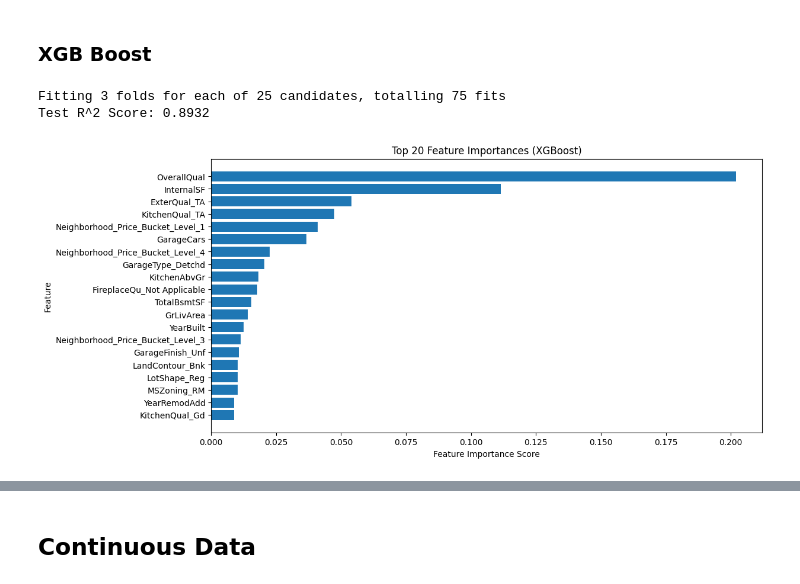
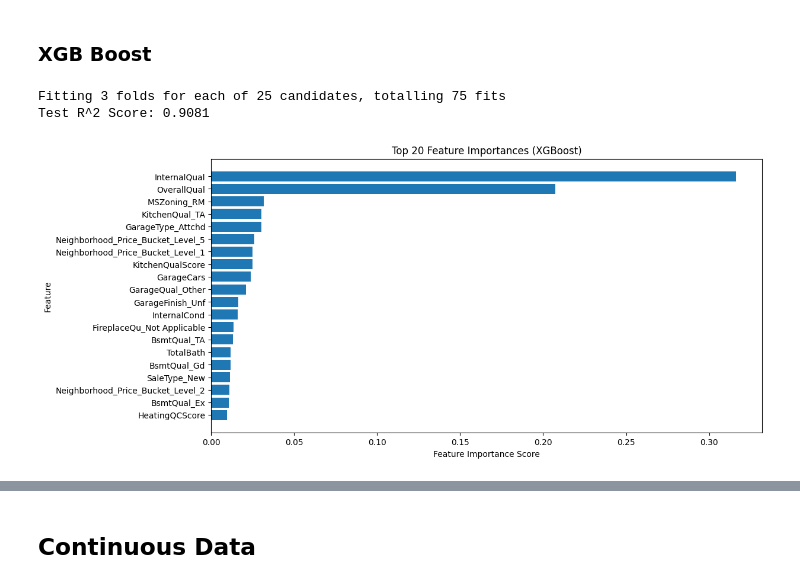
Before and after one commit to PandaMan79/Kaggle-House-Price-Predictor, a Jupyter notebook: Housing Price Kaggle Competition/Feature Engineering.ipynb, the cells around one changed output, grey strips where cells are left out. Saved outputs shown, nothing was run; the diff lists cells and outputs as text; code cells hidden in the pictures.

```diff
--- a/Housing Price Kaggle Competition/Feature Engineering.ipynb
+++ b/Housing Price Kaggle Competition/Feature Engineering.ipynb
@@ -20,0 +349,2 @@ print(df.shape)
+# %%
+df = df_cleaned_vif
@@ -20,0 +560,6 @@ print(df.shape)
+# %%
+# Drop the id column
+df_cleaned.drop('Id', axis=1, inplace=True)
+
+# View the first 5 rows of the cleaned data
+df_cleaned.head()
@@ -20,0 +574,3 @@ print(df.shape)
+# %%
+# make a copy of the df_cleaned
+df = df_cleaned.copy()
@@ -21,17 +582,17 @@ print(df.shape)
 # %%
-# # Remove the outliers from the data using the IQR method
-# # Calculate Q1 (25th percentile) and Q3 (75th percentile)
-# Q1 = df['SalePrice'].quantile(0.25)
-# Q3 = df['SalePrice'].quantile(0.75)
+# Remove the outliers from the data using the IQR method
+# Calculate Q1 (25th percentile) and Q3 (75th percentile)
+Q1 = df['SalePrice_Log'].quantile(0.25)
+Q3 = df['SalePrice_Log'].quantile(0.75)
 
-# # Compute the Interquartile Range (IQR)
-# IQR = Q3 - Q1
+# Compute the Interquartile Range (IQR)
+IQR = Q3 - Q1
 
-# # Define the lower and upper bounds
-# lower_bound = Q1 - 1.5 * IQR
-# upper_bound = Q3 + 1.5 * IQR
+# Define the lower and upper bounds
+lower_bound = Q1 - 1.5 * IQR
+upper_bound = Q3 + 1.5 * IQR
 
-# # Filter out the outliers
-# df = df[(df['SalePrice'] >= lower_bound) & (df['SalePrice'] <= upper_bound)]
+# Filter out the outliers
+df = df[(df['SalePrice_Log'] >= lower_bound) & (df['SalePrice_Log'] <= upper_bound)]
 # %% [markdown]
 ## Full Dataset
@@ -178,9 +888,9 @@ from sklearn.pipeline import Pipeline
 from scipy.stats import uniform, randint
 
 # Define features and target
-columns_to_include = df_final.columns.difference(['SalePrice'])
-X = df_final[columns_to_include]
-y = df_final['SalePrice']
+columns_to_include = df.columns.difference(['SalePrice_Log'])
+X = df[columns_to_include]
+y = df['SalePrice_Log']
 
 # Split data into training and testing sets
 X_train, X_test, y_train, y_test = train_test_split(X, y, test_size=0.2, random_state=42)
@@ -211,35 +921,35 @@ random_search = RandomizedSearchCV(
 
 # Fit with early stopping
 random_search.fit(X_train, y_train)
 
 # Best model evaluation on test set
 best_model = random_search.best_estimator_
 test_r2 = best_model.score(X_test, y_test)
 print(f'Test R^2 Score: {test_r2:.4f}')
 
 # Feature importance extraction
 xgb_model = best_model.named_steps['classifier']
 importances = xgb_model.feature_importances_
 indices = np.argsort(importances)[::-1]
 names = [columns_to_include[j] for j in indices]
 
 # Select **Top 20** most important features
 top_n = 20
 top_features = names[:top_n]
 top_importances = importances[indices][:top_n]
 
 # Plot top 20 feature importances
 plt.figure(figsize=(12, 6))
 plt.barh(names[:20], importances[indices][:20])
 plt.xlabel("Feature Importance Score")
 plt.ylabel("Feature")
 plt.title("Top 20 Feature Importances (XGBoost)")
 plt.gca().invert_yaxis()
 plt.show()
 # %% [output]
 Fitting 3 folds for each of 25 candidates, totalling 75 fits
-Test R^2 Score: 0.8932
+Test R^2 Score: 0.9081
-[figure, old version]
+[figure, new version]
 # %%
 print(top_features)
 # %% [output]
```
Also changed, not shown: parts of 51 cells of this notebook, 11 other files.
